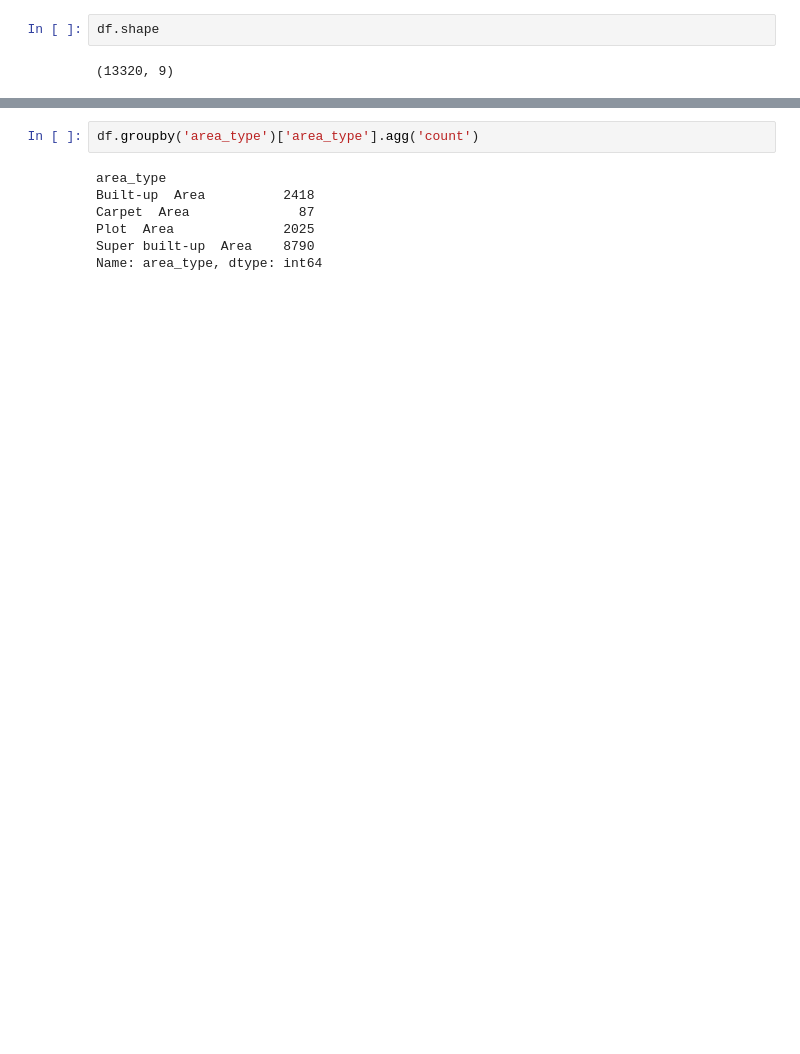
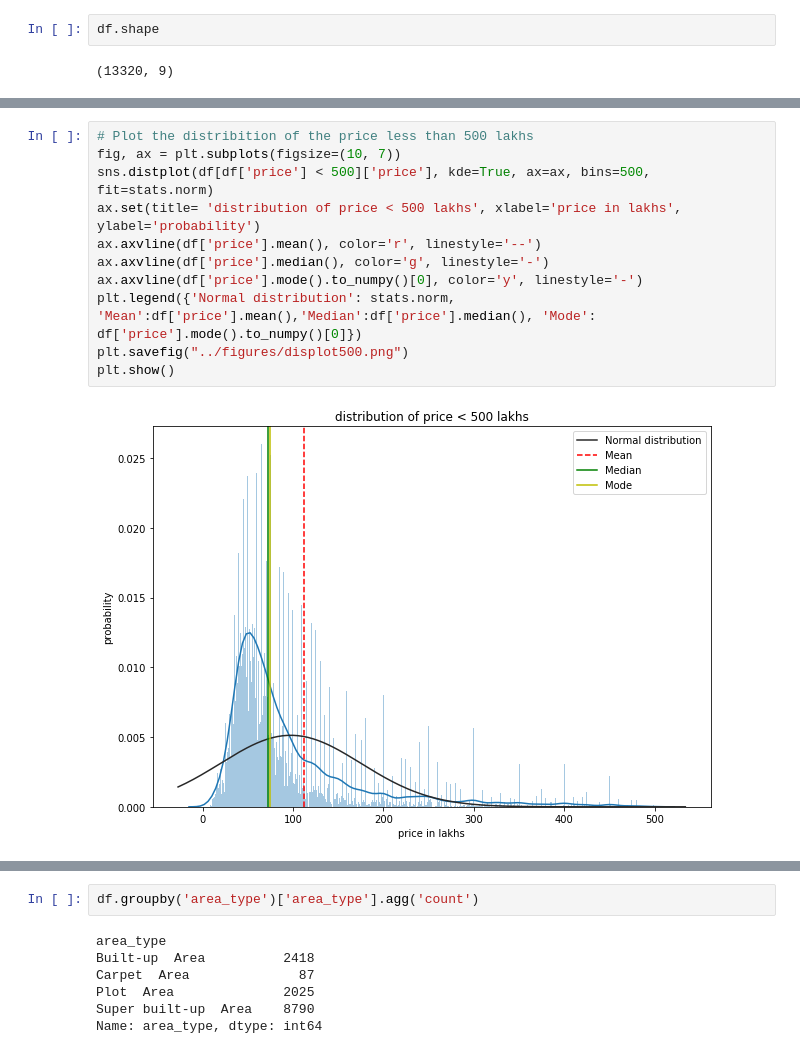
Before and after one commit to raktim314/Bengalure_House_Price_Prediction, a Jupyter notebook: Notebook/01-data-cleaning-and-exploration.ipynb, the cells around one changed output, grey strips where cells are left out. Saved outputs shown, nothing was run; the diff lists cells and outputs as text; blank space fills up the shorter version.

```diff
--- a/model/house_price_prediction.ipynb
+++ b/Notebook/01-data-cleaning-and-exploration.ipynb
@@ -21,0 +74,13 @@ df.shape
+# %%
+# Plot the distribition of the price less than 500 lakhs
+fig, ax = plt.subplots(figsize=(10, 7))
+sns.distplot(df[df['price'] < 500]['price'], kde=True, ax=ax, bins=500, fit=stats.norm)
+ax.set(title= 'distribution of price < 500 lakhs', xlabel='price in lakhs', ylabel='probability')
+ax.axvline(df['price'].mean(), color='r', linestyle='--')
+ax.axvline(df['price'].median(), color='g', linestyle='-')
+ax.axvline(df['price'].mode().to_numpy()[0], color='y', linestyle='-')
+plt.legend({'Normal distribution': stats.norm, 'Mean':df['price'].mean(),'Median':df['price'].median(), 'Mode': df['price'].mode().to_numpy()[0]})
+plt.savefig("../figures/displot500.png")
+plt.show()
+# %% [output]
+[figure, added]
```
Also changed, not shown: parts of 53 cells of this notebook, 17 other files.
